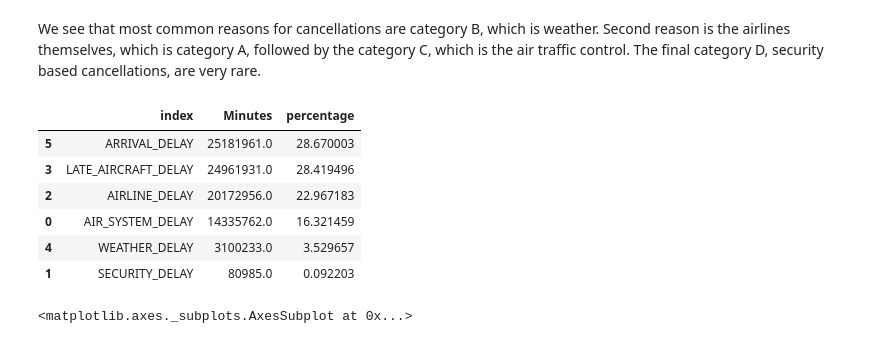
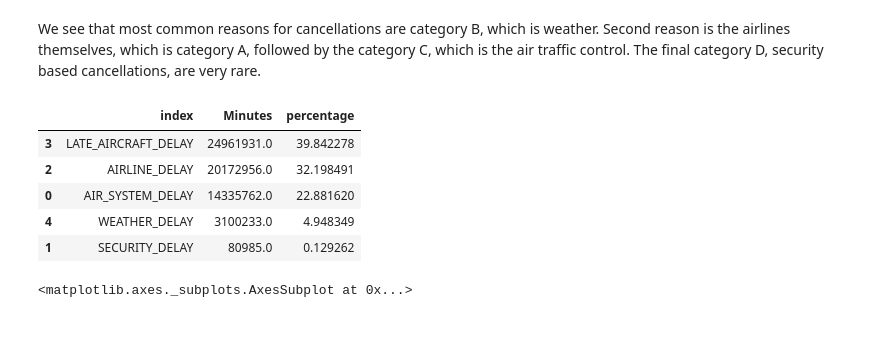
Before and after one commit to ryanbae89/data-512-final-project, a Jupyter notebook: flight_delays.ipynb, the cells around one changed output. Cells and saved outputs as stored; diff of their text form; code cells hidden in the pictures.

Commit message:
fix to delay_type.png

```diff
--- a/flight_delays.ipynb
+++ b/flight_delays.ipynb
@@ -245,20 +247,19 @@ We see that most common reasons for cancellations are category B, which is weath
 # %%
 # what delays are most common?
 delay_times_features = ['AIR_SYSTEM_DELAY', 'SECURITY_DELAY', 'AIRLINE_DELAY',
-         'LATE_AIRCRAFT_DELAY', 'WEATHER_DELAY', 'ARRIVAL_DELAY']
+         'LATE_AIRCRAFT_DELAY', 'WEATHER_DELAY']
 delays = flights[delay_times_features].sum().to_frame().reset_index()
 delays = delays.rename(columns={0:'Minutes'})
 delays = delays.sort_values('Minutes', ascending=False)
 delays['percentage'] = delays['Minutes']/delays['Minutes'].sum()*100
 delays
 # %% [output]
 |  | index | Minutes | percentage |
-| 5 | ARRIVAL_DELAY | 25181961.0 | 28.670003 |
-| 3 | LATE_AIRCRAFT_DELAY | 24961931.0 | 28.419496 |
-| 2 | AIRLINE_DELAY | 20172956.0 | 22.967183 |
-| 0 | AIR_SYSTEM_DELAY | 14335762.0 | 16.321459 |
-| 4 | WEATHER_DELAY | 3100233.0 | 3.529657 |
-| 1 | SECURITY_DELAY | 80985.0 | 0.092203 |
+| 3 | LATE_AIRCRAFT_DELAY | 24961931.0 | 39.842278 |
+| 2 | AIRLINE_DELAY | 20172956.0 | 32.198491 |
+| 0 | AIR_SYSTEM_DELAY | 14335762.0 | 22.881620 |
+| 4 | WEATHER_DELAY | 3100233.0 | 4.948349 |
+| 1 | SECURITY_DELAY | 80985.0 | 0.129262 |
 # %%
 delays[['Minutes']].plot.bar(stacked=True)
 # %% [output]
```
Also changed, not shown: parts of 1 cell of this notebook, 1 other file.
